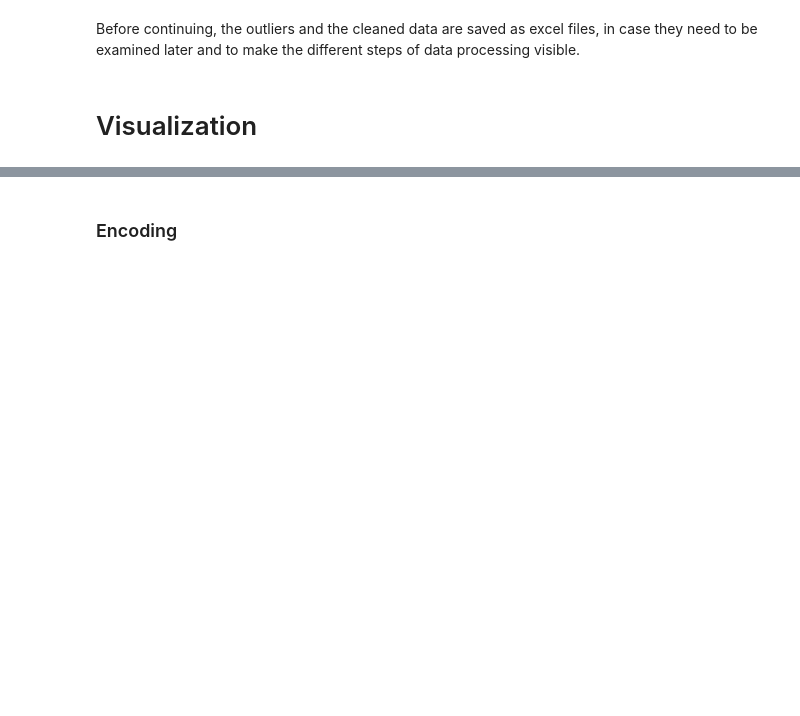
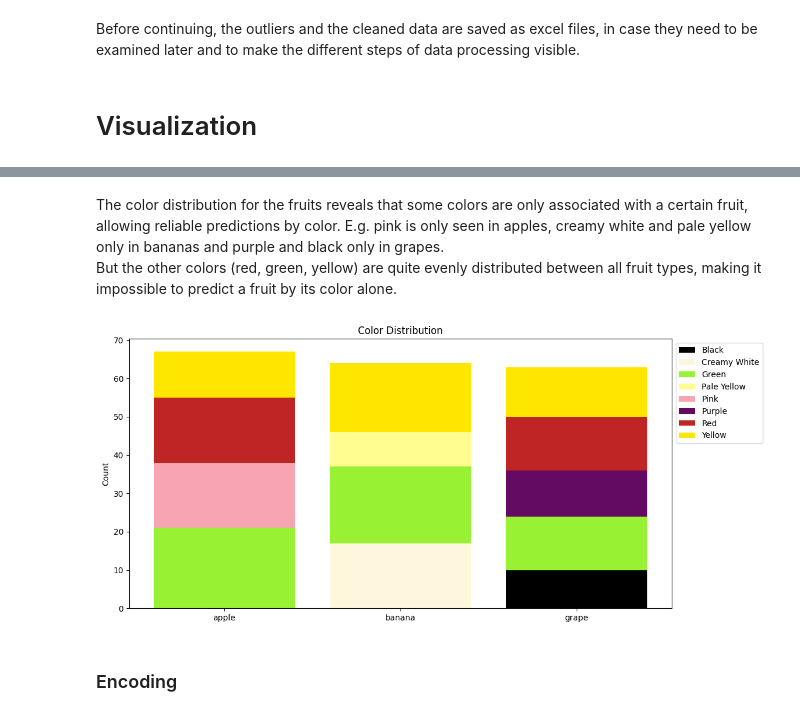
Before and after one commit to monbbemka/fruit-classifier, a Jupyter notebook: notebooks/fruit_classification.ipynb, the cells around one changed output, grey strips where cells are left out. Drawn from its saved outputs; the diff is of its cells as text; code cells hidden in the pictures; blank space fills up the shorter version.

```diff
--- a/notebooks/fruit_classification.ipynb
+++ b/notebooks/fruit_classification.ipynb
@@ -219,3 +240,35 @@ df_clean.to_excel('../data/fruit_data_clean.xlsx')
+# %% [markdown]
+The color distribution for the fruits reveals that some colors are only associated with a certain fruit, allowing reliable predictions by color. E.g. pink is only seen in apples, creamy white and pale yellow only in bananas and purple and black only in grapes.
+But the other colors (red, green, yellow) are quite evenly distributed between all fruit types, making it impossible to predict a fruit by its color alone.
+# %%
+fig, ax = plt.subplots(figsize=(12, 6))
+
+cross_tab = pd.crosstab(df_clean['fruit_type'], df_clean['color'])
+
+# start with a list of zeros as long as the count of fruit_types, alternative [0,0,0]
+bottom = np.zeros(len(cross_tab.index))
+colors = [
+    '#000000',   # black
+    '#FFF7DD',   # creamy white
+    "#99F134",   # green
+    '#FFFD8F',   # pale yellow
+    "#F7A5B3",   # pink
+    "#630B63",   # purple
+    "#C02525",   # red
+    "#FFE600"    # yellow
+]
+
+for i, color_type in enumerate(cross_tab.columns):
+    ax.bar(cross_tab.index, cross_tab[color_type], bottom=bottom,
+           label=color_type, color=colors[i % len(colors)])
+    bottom += cross_tab[color_type]
+
+ax.set_ylabel('Count')
+ax.set_title('Color Distribution')
+ax.legend(bbox_to_anchor=(1, 1), loc='upper left')
+plt.show()
+# %% [output]
+[figure, added]
 # %% [markdown]
 ### Encoding
 # %% [markdown]
```
Also changed, not shown: parts of 4 cells of this notebook, 2 other files.
